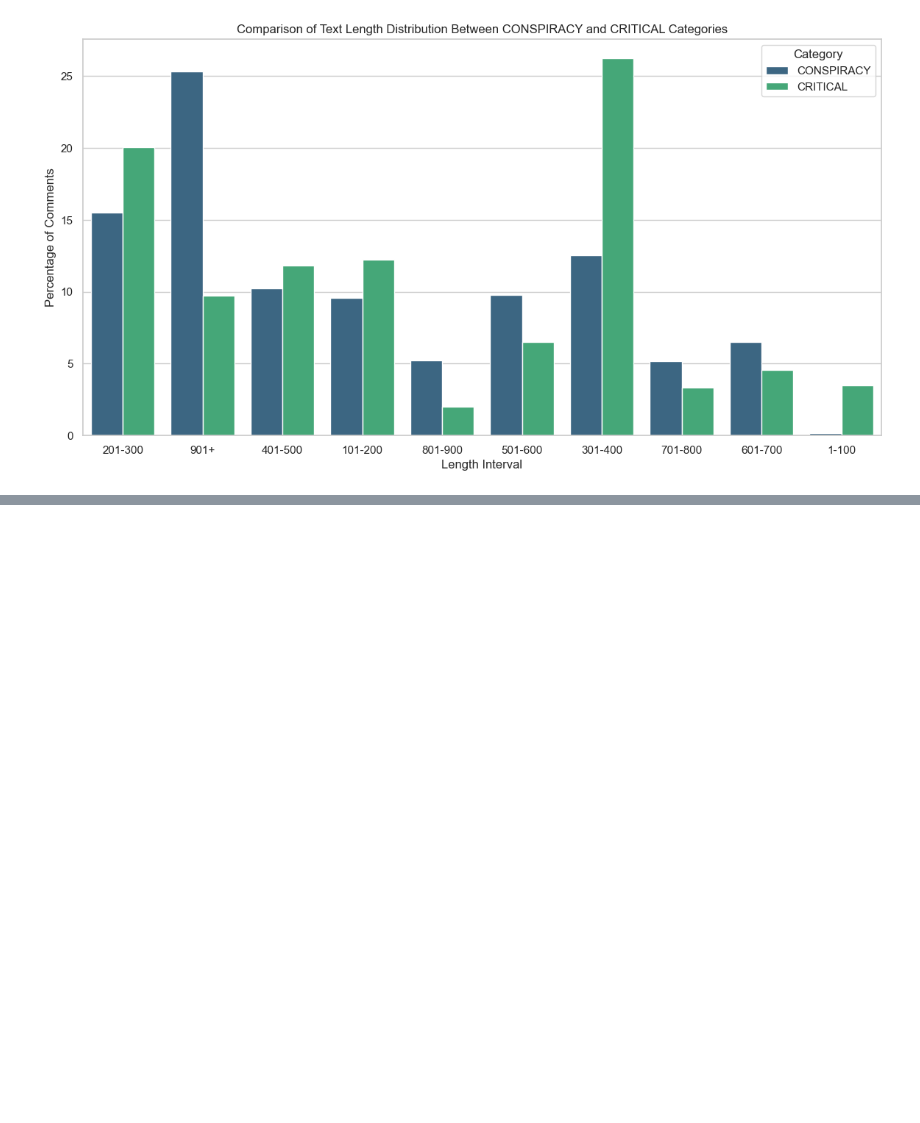
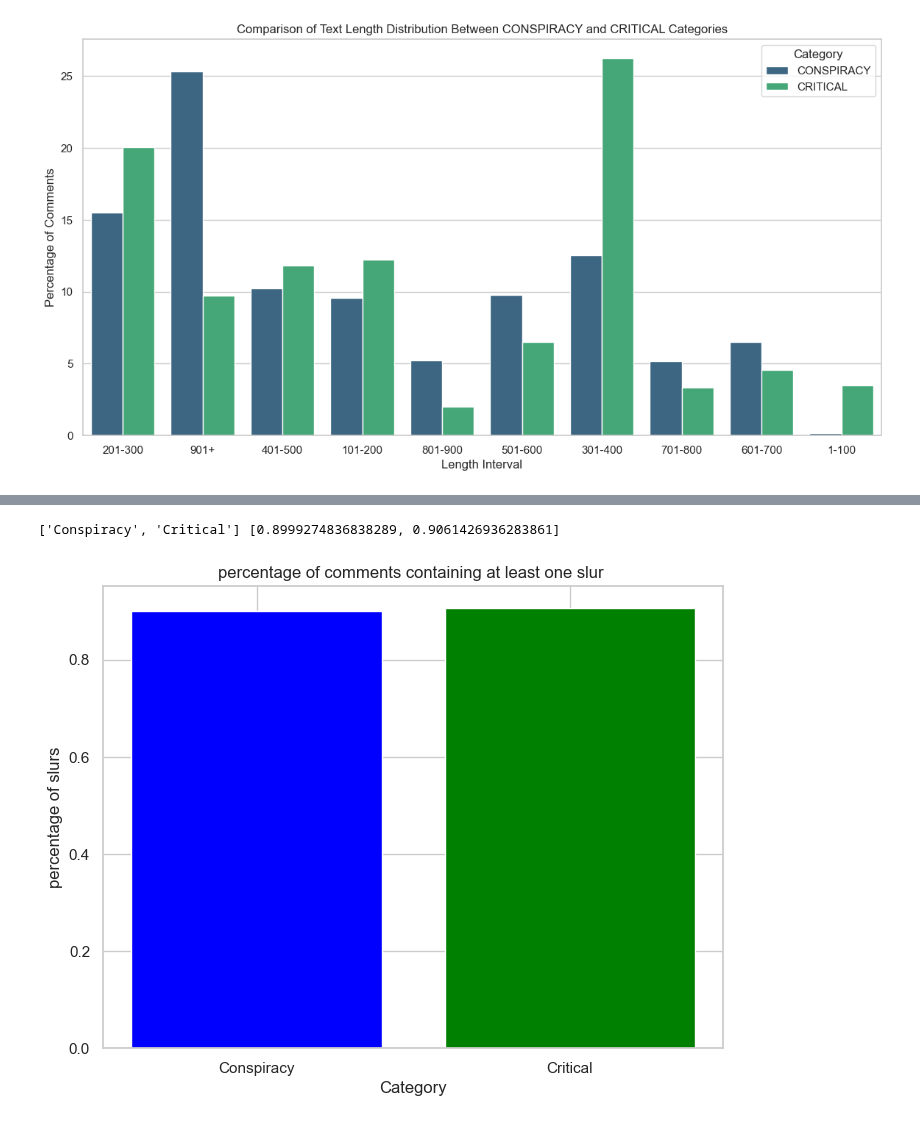
Before and after one commit to erikrubinov/nlp_project, a Jupyter notebook: src/analyze_data copy.ipynb, the cells around one changed output, grey strips where cells are left out. Saved outputs shown, nothing was run; the diff lists cells and outputs as text; code cells hidden in the pictures; blank space fills up the shorter version.

```diff
--- a/src/analyze_data copy.ipynb
+++ b/src/analyze_data copy.ipynb
@@ -134,0 +175,37 @@ Lemmatized Tokens: ['quick', 'brown', 'fox', 'jump', 'lazy', 'dog', '.', 'lazy',
+# %%
+data = json.loads(open("Oppositional_thinking_analysis_dataset.json").read())
+bad_words = json.loads(open("bad_words.json").read())
+CONSPIRACY_bad_word_counter = 0
+CRITICAL_bad_word_counter = 0
+CONSPIRACY = []
+CRITICAL = []
+
+for comment in data:
+    found_bad_word = False
+    for bad_word in bad_words:
+        if bad_word in comment["text"]:
+            if not found_bad_word:
+                found_bad_word = True
+                if comment["category"] == "CONSPIRACY":
+                    CONSPIRACY_bad_word_counter += 1
+                else:
+                    CRITICAL_bad_word_counter += 1
+            if comment["category"] == "CONSPIRACY":
+                CONSPIRACY.append(bad_word)
+            else:
+                CRITICAL.append(bad_word)
+
+categories = ['Conspiracy', 'Critical']
+slur_counts = [CONSPIRACY_bad_word_counter/CONSPIRACY_counter, CRITICAL_bad_word_counter/CRITICAL_counter]
+
+print(categories, slur_counts)
+# Create bar chart
+plt.figure(figsize=(8, 6))
+plt.bar(categories, slur_counts, color=['blue', 'green'])
+plt.xlabel('Category')
+plt.ylabel('percentage of slurs')
+plt.title('percentage of comments containing at least one slur ')
+plt.show()
+# %% [output]
+['Conspiracy', 'Critical'] [0.8999274836838289, 0.9061426936283861]
+[figure, added]
```
Also changed, not shown: parts of 5 cells of this notebook, 2 other files.
